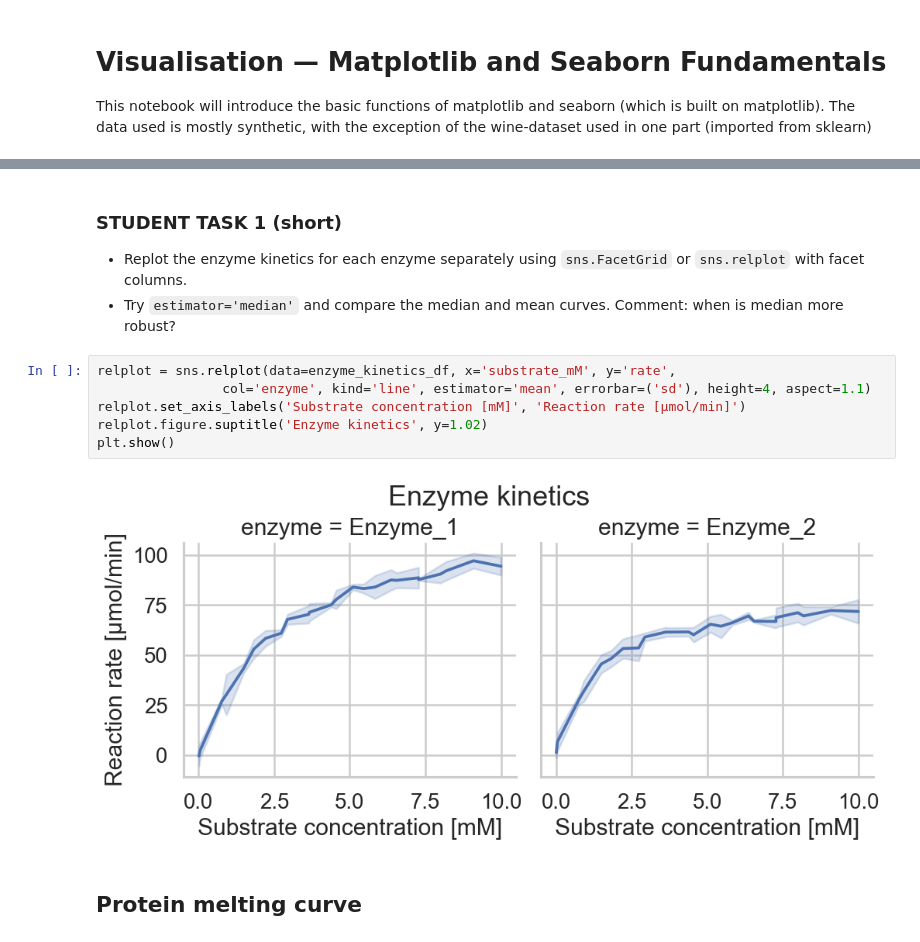
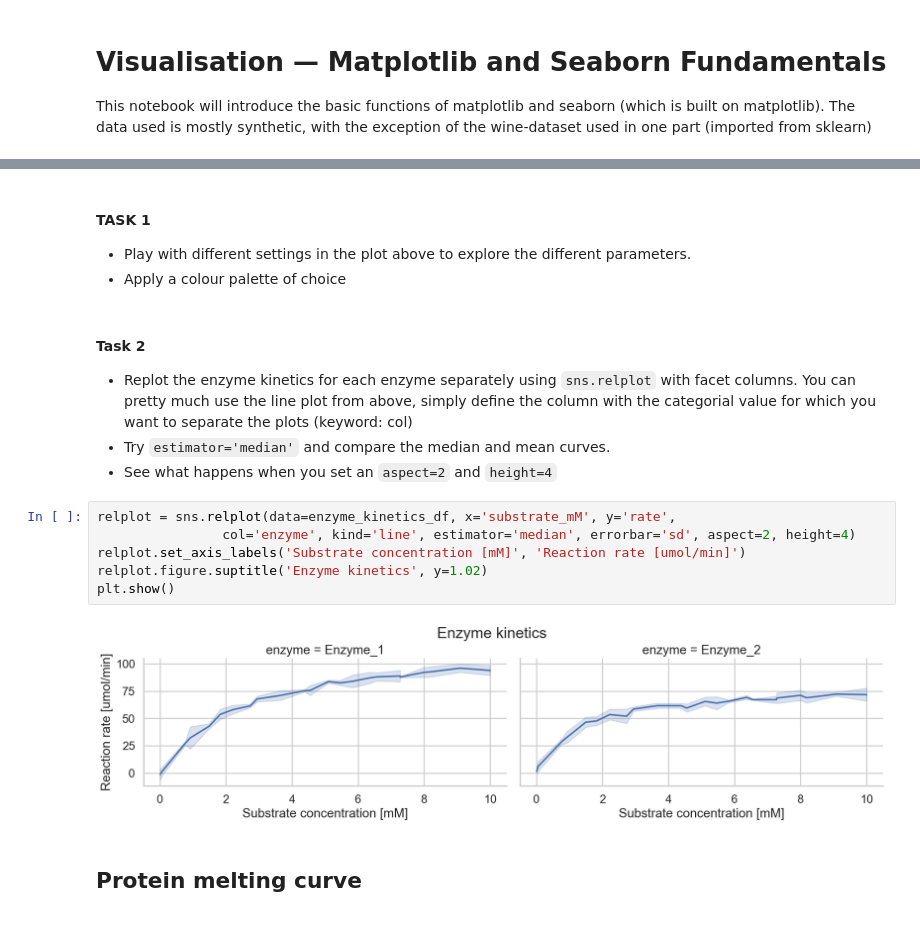
Before and after one commit to schoergj/DSA103, a Jupyter notebook: LifeScienceData/lecture18/visualisation.ipynb, the cells around one changed output, grey strips where cells are left out. Drawn from its saved outputs; the diff is of its cells as text.

```diff
--- a/LifeScienceData/lecture18/visualisation.ipynb
+++ b/LifeScienceData/lecture18/visualisation.ipynb
@@ -47,15 +46,20 @@ plt.show()
 # %% [markdown]
-### STUDENT TASK 1 (short)
-- Replot the enzyme kinetics for each enzyme separately using `sns.FacetGrid` or `sns.relplot` with facet columns.
-- Try `estimator='median'` and compare the median and mean curves. Comment: when is median more robust?
+#### TASK 1
+- Play with different settings in the plot above to explore the different parameters.
+- Apply a colour palette of choice
+# %% [markdown]
+#### Task 2
+- Replot the enzyme kinetics for each enzyme separately using `sns.relplot` with facet columns. You can pretty much use the line plot from above, simply define the column with the categorial value for which you want to separate the plots (keyword: col)
+- Try `estimator='median'` and compare the median and mean curves.
+- See what happens when you set an `aspect=2` and `height=4`
 # %%
 relplot = sns.relplot(data=enzyme_kinetics_df, x='substrate_mM', y='rate',
-                col='enzyme', kind='line', estimator='mean', errorbar=('sd'), height=4, aspect=1.1)
-relplot.set_axis_labels('Substrate concentration [mM]', 'Reaction rate [µmol/min]')
+                col='enzyme', kind='line', estimator='median', errorbar='sd', aspect=2, height=4)
+relplot.set_axis_labels('Substrate concentration [mM]', 'Reaction rate [umol/min]')
 relplot.figure.suptitle('Enzyme kinetics', y=1.02)
 plt.show()
 # %% [output]
-[figure, old version]
+[figure, new version]
 # %% [markdown]
 ## Protein melting curve
 # %%
```
Also changed, not shown: parts of 15 cells of this notebook, 6 other files.
